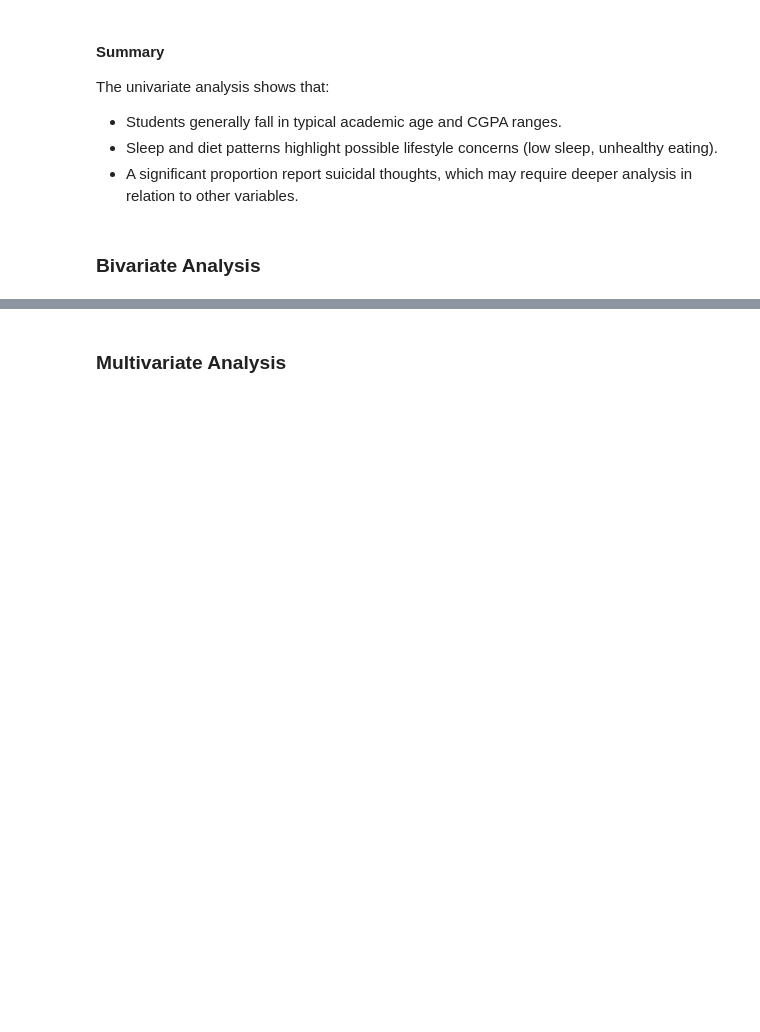
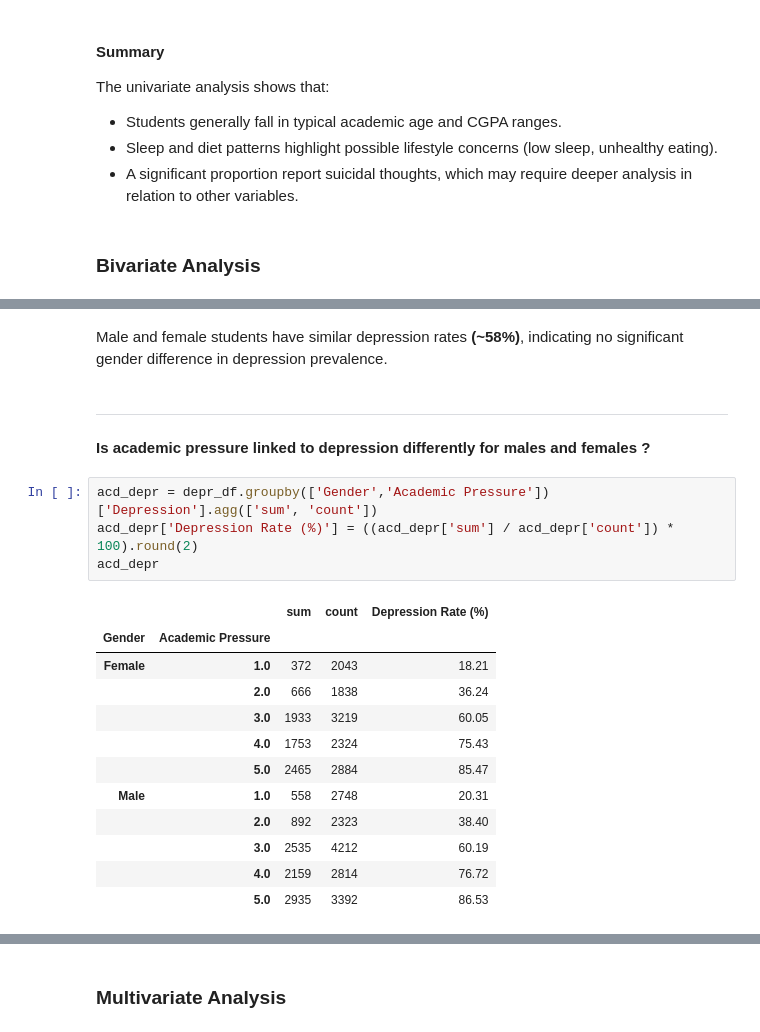
Before and after one commit to Siddharth-Saravanan/Student_Depression_Analysis_and_Prediction_using_Machine_Learning, a Jupyter notebook: student_depression_prediction.ipynb, the cells around one changed output, grey strips where cells are left out. Drawn from its saved outputs; the diff is of its cells as text; blank space fills up the shorter version.

```diff
--- a/student_depression_prediction.ipynb
+++ b/student_depression_prediction.ipynb
@@ -794,0 +854,23 @@ The univariate analysis shows that:
+# %% [markdown]
+Male and female students have similar depression rates **(~58%)**, indicating no significant gender difference in depression prevalence.
+# %% [markdown]
+---
+# %% [markdown]
+**Is academic pressure linked to depression differently for males and females ?**
+# %%
+acd_depr = depr_df.groupby(['Gender','Academic Pressure'])['Depression'].agg(['sum', 'count'])
+acd_depr['Depression Rate (%)'] = ((acd_depr['sum'] / acd_depr['count']) * 100).round(2)
+acd_depr
+# %% [output]
+|  |  | sum | count | Depression Rate (%) |
+| Gender | Academic Pressure |  |  |  |
+| Female | 1.0 | 372 | 2043 | 18.21 |
+|  | 2.0 | 666 | 1838 | 36.24 |
+|  | 3.0 | 1933 | 3219 | 60.05 |
+|  | 4.0 | 1753 | 2324 | 75.43 |
+|  | 5.0 | 2465 | 2884 | 85.47 |
+| Male | 1.0 | 558 | 2748 | 20.31 |
+|  | 2.0 | 892 | 2323 | 38.40 |
+|  | 3.0 | 2535 | 4212 | 60.19 |
+|  | 4.0 | 2159 | 2814 | 76.72 |
+|  | 5.0 | 2935 | 3392 | 86.53 |
```
Also changed, not shown: parts of 9 cells of this notebook.
